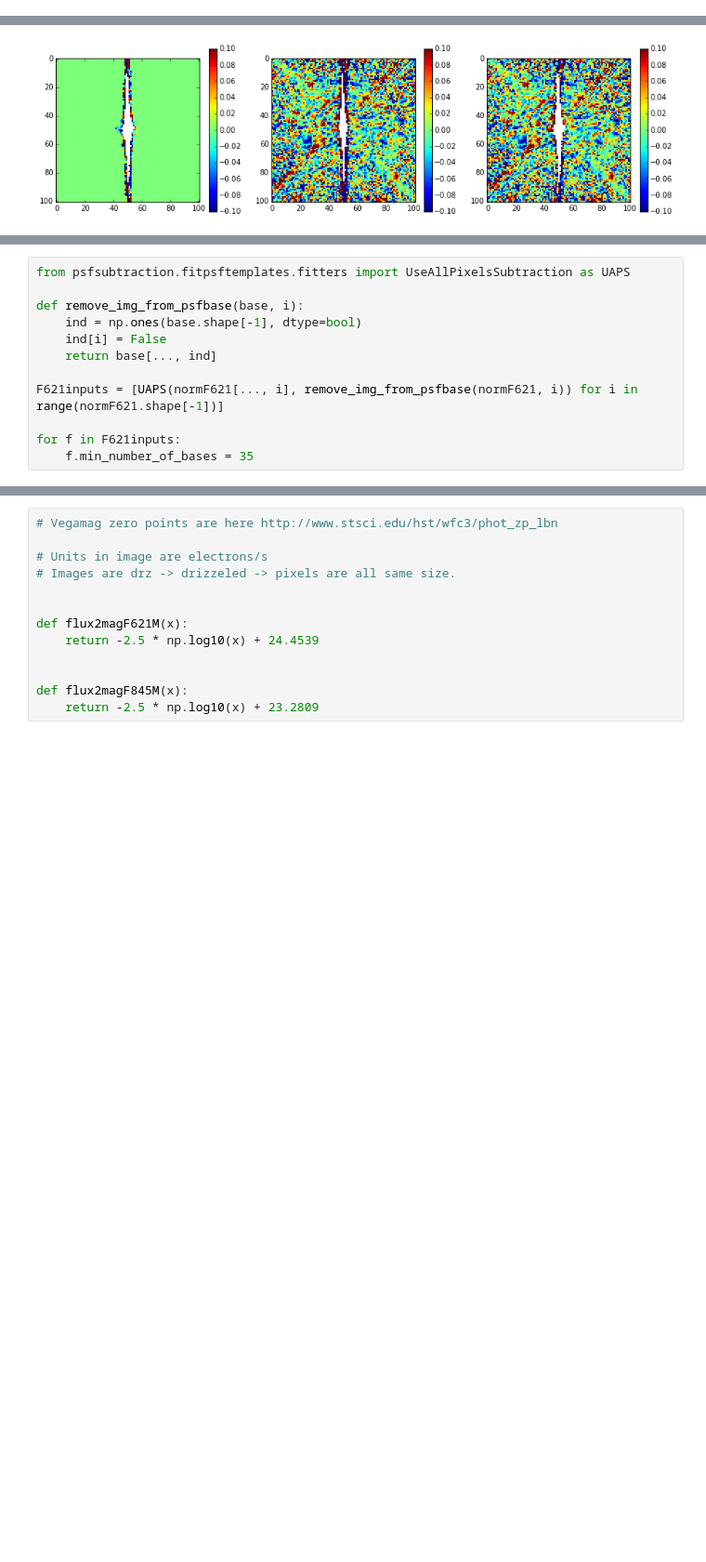
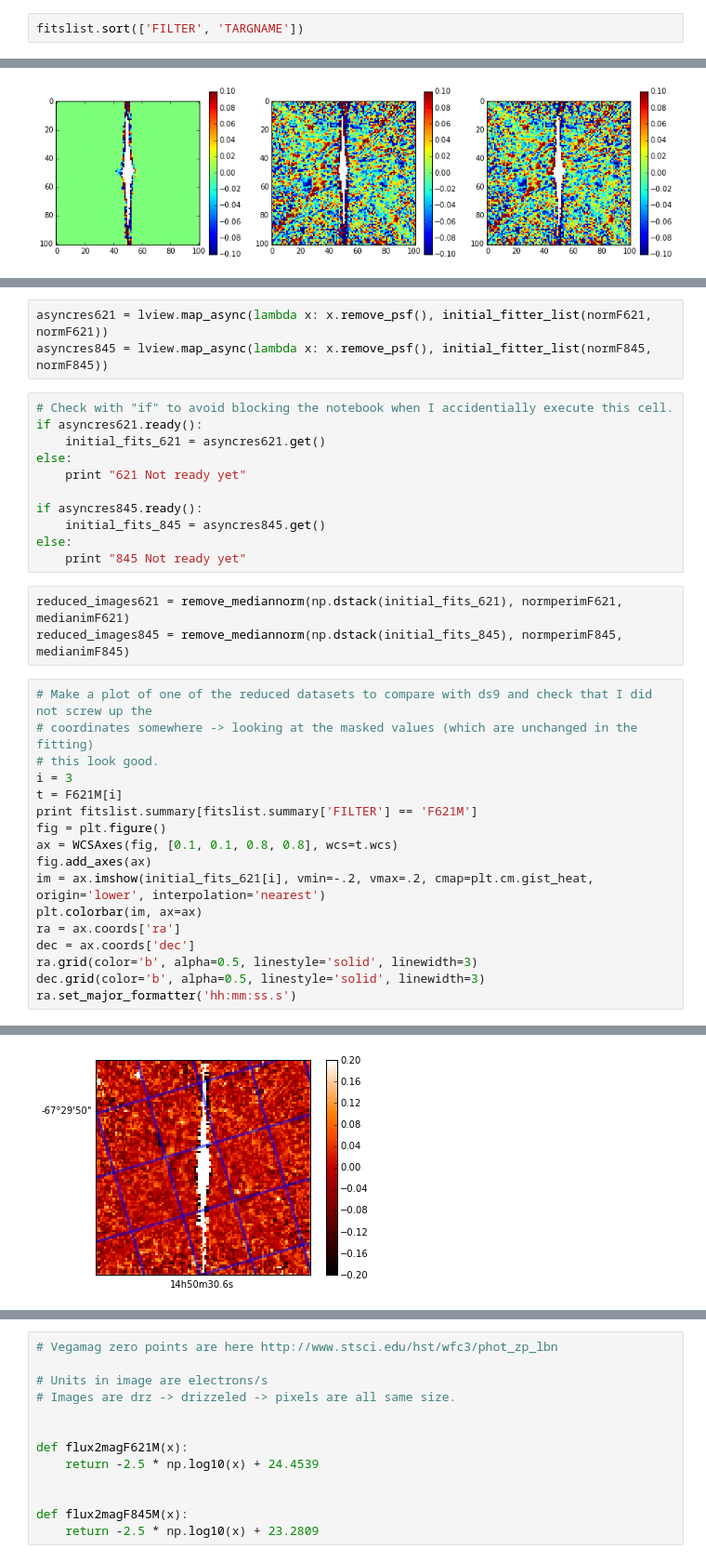
Before and after one commit to hamogu/Cepheids, a Jupyter notebook: snapshotprogram.ipynb, the cells around one changed output, grey strips where cells are left out. Shown at 93% size. Drawn from its saved outputs; the diff is of its cells as text; blank space fills up the shorter version.

Commit message:
add detection and plotting to notebook

```diff
--- a/snapshotprogram.ipynb
+++ b/snapshotprogram.ipynb
@@ -36,3 +37,5 @@ F845Mfiles = F845Mfiles[np.argsort(F845Mnames)]
+# %%
+fitslist.sort(['FILTER', 'TARGNAME'])
 # %%
 def read_images(filelist, halfwidth):
     '''Read files, make header wrappers for WCS'''
@@ -192,12 +234,0 @@ Also, for simplicity, we'll use the same masks for data and bases.
-# %%
-from psfsubtraction.fitpsftemplates.fitters import UseAllPixelsSubtraction as UAPS
-
-def remove_img_from_psfbase(base, i):
-    ind = np.ones(base.shape[-1], dtype=bool)
-    ind[i] = False
-    return base[..., ind]
-
-F621inputs = [UAPS(normF621[..., i], remove_img_from_psfbase(normF621, i)) for i in range(normF621.shape[-1])]
-
-for f in F621inputs:
-    f.min_number_of_bases = 35
@@ -207,0 +258,35 @@ res = asyncres.get()
+# %%
+asyncres621 = lview.map_async(lambda x: x.remove_psf(), initial_fitter_list(normF621, normF621))
+asyncres845 = lview.map_async(lambda x: x.remove_psf(), initial_fitter_list(normF845, normF845))
+# %%
+# Check with "if" to avoid blocking the notebook when I accidentially execute this cell.
+if asyncres621.ready():
+    initial_fits_621 = asyncres621.get()
+else:
+    print "621 Not ready yet"
+
+if asyncres845.ready():
+    initial_fits_845 = asyncres845.get()
+else:
+    print "845 Not ready yet"
+# %%
+reduced_images621 = remove_mediannorm(np.dstack(initial_fits_621), normperimF621, medianimF621)
+reduced_images845 = remove_mediannorm(np.dstack(initial_fits_845), normperimF845, medianimF845)
+# %%
+# Make a plot of one of the reduced datasets to compare with ds9 and check that I did not screw up the
+# coordinates somewhere -> looking at the masked values (which are unchanged in the fitting)
+# this look good.
+i = 3
+t = F621M[i]
+print fitslist.summary[fitslist.summary['FILTER'] == 'F621M']
+fig = plt.figure()
+ax = WCSAxes(fig, [0.1, 0.1, 0.8, 0.8], wcs=t.wcs)
+fig.add_axes(ax)
+im = ax.imshow(initial_fits_621[i], vmin=-.2, vmax=.2, cmap=plt.cm.gist_heat, origin='lower', interpolation='nearest')
+plt.colorbar(im, ax=ax)
+ra = ax.coords['ra']
+dec = ax.coords['dec']
+ra.grid(color='b', alpha=0.5, linestyle='solid', linewidth=3)
+dec.grid(color='b', alpha=0.5, linestyle='solid', linewidth=3)
+ra.set_major_formatter('hh:mm:ss.s')
+# %% [output]
@@ -207,0 +310 @@ res = asyncres.get()
+[figure, added]
```
Also changed, not shown: parts of 30 cells of this notebook.
